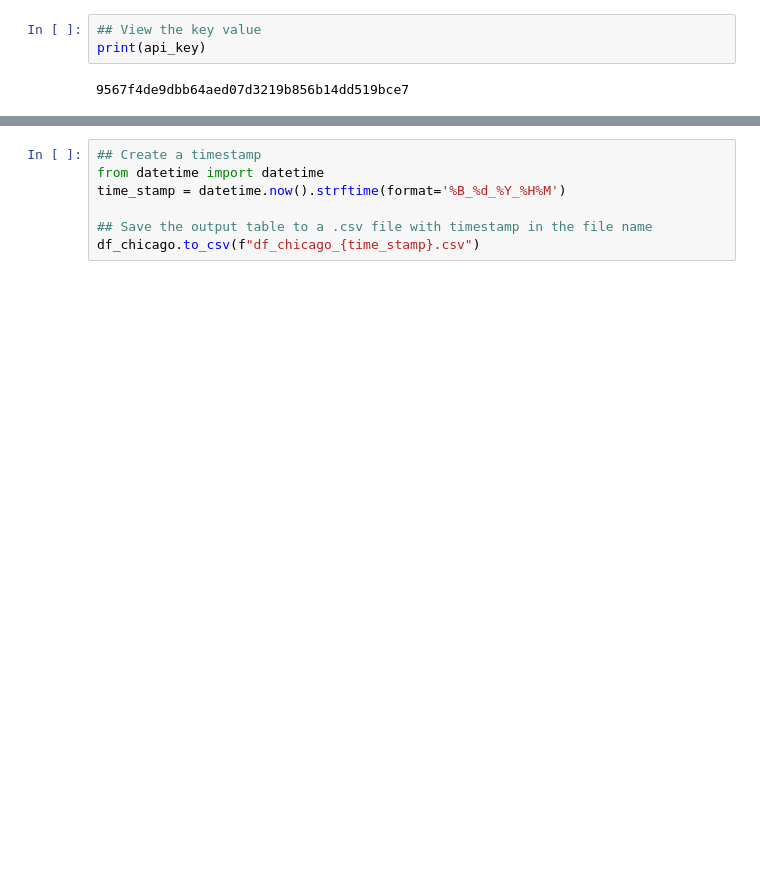
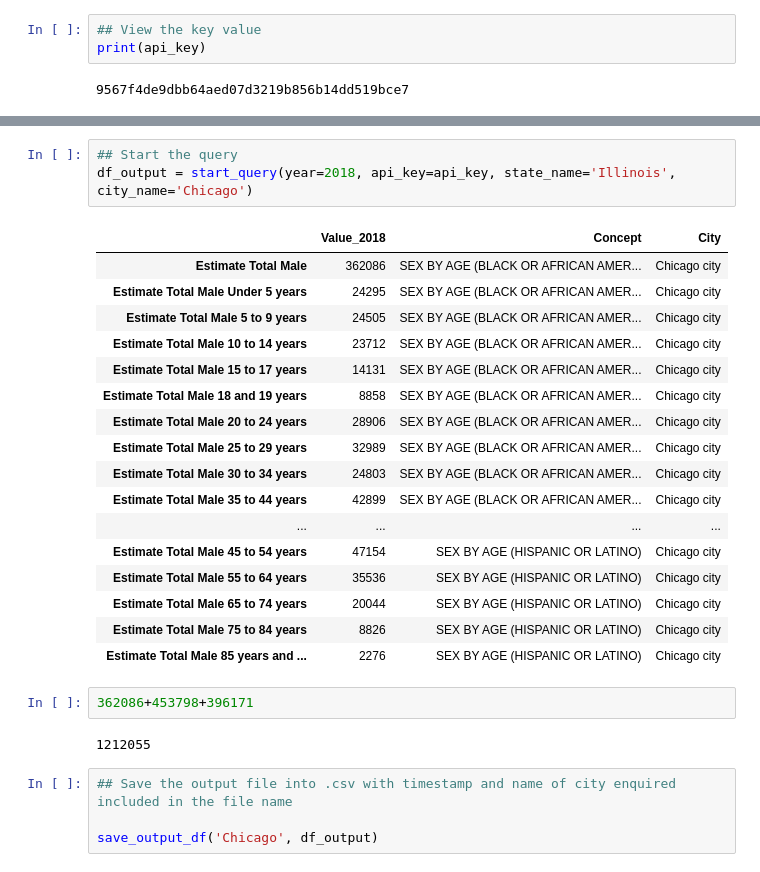
Before and after one commit to kwaiman/API_ACS_data_request, a Jupyter notebook: acs_data_pull.ipynb, the cells around one changed output, grey strips where cells are left out. Drawn from its saved outputs; the diff is of its cells as text; blank space fills up the shorter version.

```diff
--- a/acs_data_pull.ipynb
+++ b/acs_data_pull.ipynb
@@ -222,7 +44,29 @@ display(df_chicago)
-# %%
-## Create a timestamp
-from datetime import datetime
-time_stamp = datetime.now().strftime(format='%B_%d_%Y_%H%M')
-
-## Save the output table to a .csv file with timestamp in the file name
-df_chicago.to_csv(f"df_chicago_{time_stamp}.csv")
+# %%
+## Start the query
+df_output = start_query(year=2018, api_key=api_key, state_name='Illinois', city_name='Chicago')
+# %% [output]
+|  | Value_2018 | Concept | City |
+| Estimate Total Male | 362086 | SEX BY AGE (BLACK OR AFRICAN AMER... | Chicago city |
+| Estimate Total Male Under 5 years | 24295 | SEX BY AGE (BLACK OR AFRICAN AMER... | Chicago city |
+| Estimate Total Male 5 to 9 years | 24505 | SEX BY AGE (BLACK OR AFRICAN AMER... | Chicago city |
+| Estimate Total Male 10 to 14 years | 23712 | SEX BY AGE (BLACK OR AFRICAN AMER... | Chicago city |
+| Estimate Total Male 15 to 17 years | 14131 | SEX BY AGE (BLACK OR AFRICAN AMER... | Chicago city |
+| Estimate Total Male 18 and 19 years | 8858 | SEX BY AGE (BLACK OR AFRICAN AMER... | Chicago city |
+| Estimate Total Male 20 to 24 years | 28906 | SEX BY AGE (BLACK OR AFRICAN AMER... | Chicago city |
+| Estimate Total Male 25 to 29 years | 32989 | SEX BY AGE (BLACK OR AFRICAN AMER... | Chicago city |
+| Estimate Total Male 30 to 34 years | 24803 | SEX BY AGE (BLACK OR AFRICAN AMER... | Chicago city |
+| Estimate Total Male 35 to 44 years | 42899 | SEX BY AGE (BLACK OR AFRICAN AMER... | Chicago city |
+| ... | ... | ... | ... |
+| Estimate Total Male 45 to 54 years | 47154 | SEX BY AGE (HISPANIC OR LATINO) | Chicago city |
+| Estimate Total Male 55 to 64 years | 35536 | SEX BY AGE (HISPANIC OR LATINO) | Chicago city |
+| Estimate Total Male 65 to 74 years | 20044 | SEX BY AGE (HISPANIC OR LATINO) | Chicago city |
+| Estimate Total Male 75 to 84 years | 8826 | SEX BY AGE (HISPANIC OR LATINO) | Chicago city |
+| Estimate Total Male 85 years and ... | 2276 | SEX BY AGE (HISPANIC OR LATINO) | Chicago city |
+# %%
+362086+453798+396171
+# %% [output]
+1212055
+# %%
+## Save the output file into .csv with timestamp and name of city enquired included in the file name
+
+save_output_df('Chicago', df_output)
```
Also changed, not shown: parts of 31 cells of this notebook, 2 other files.
